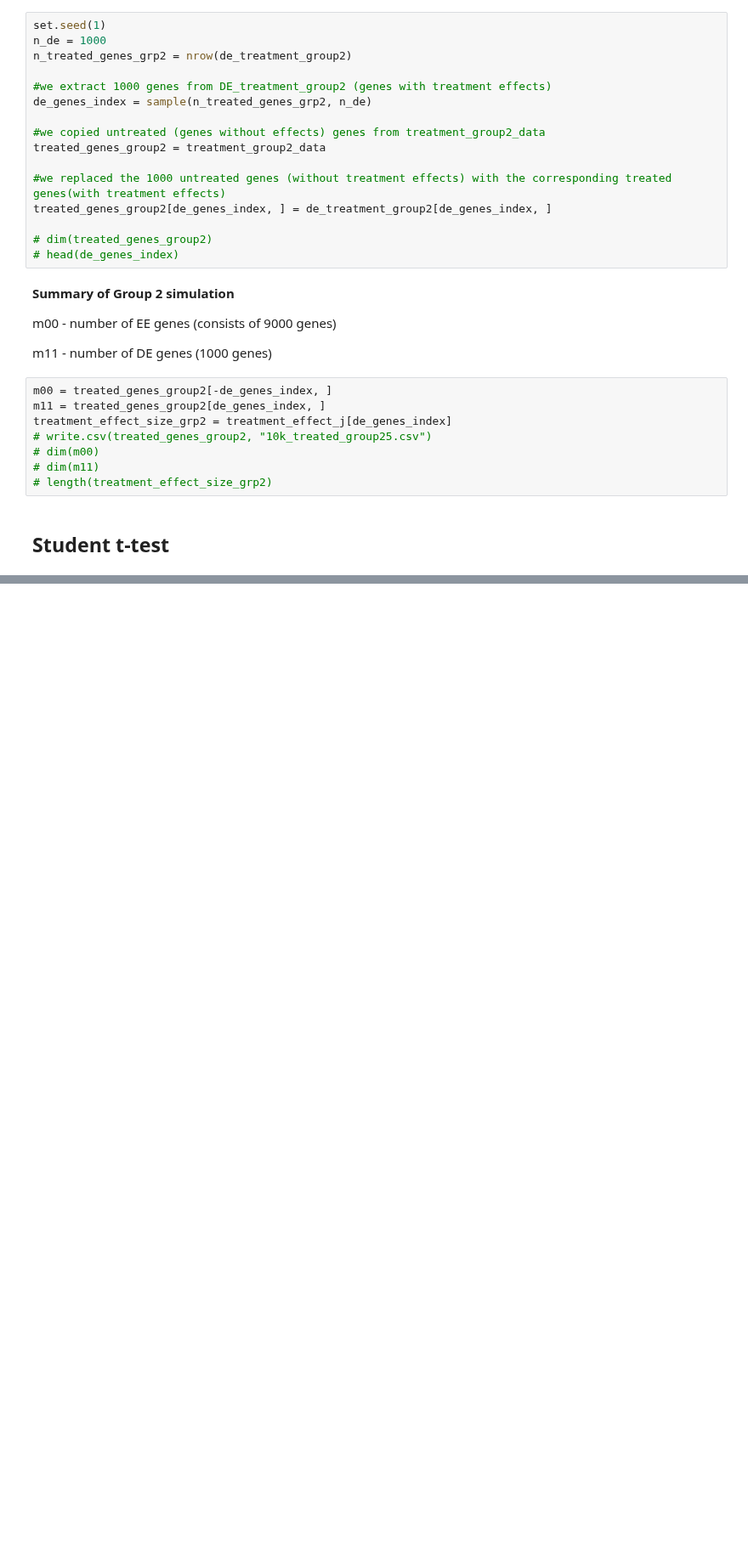
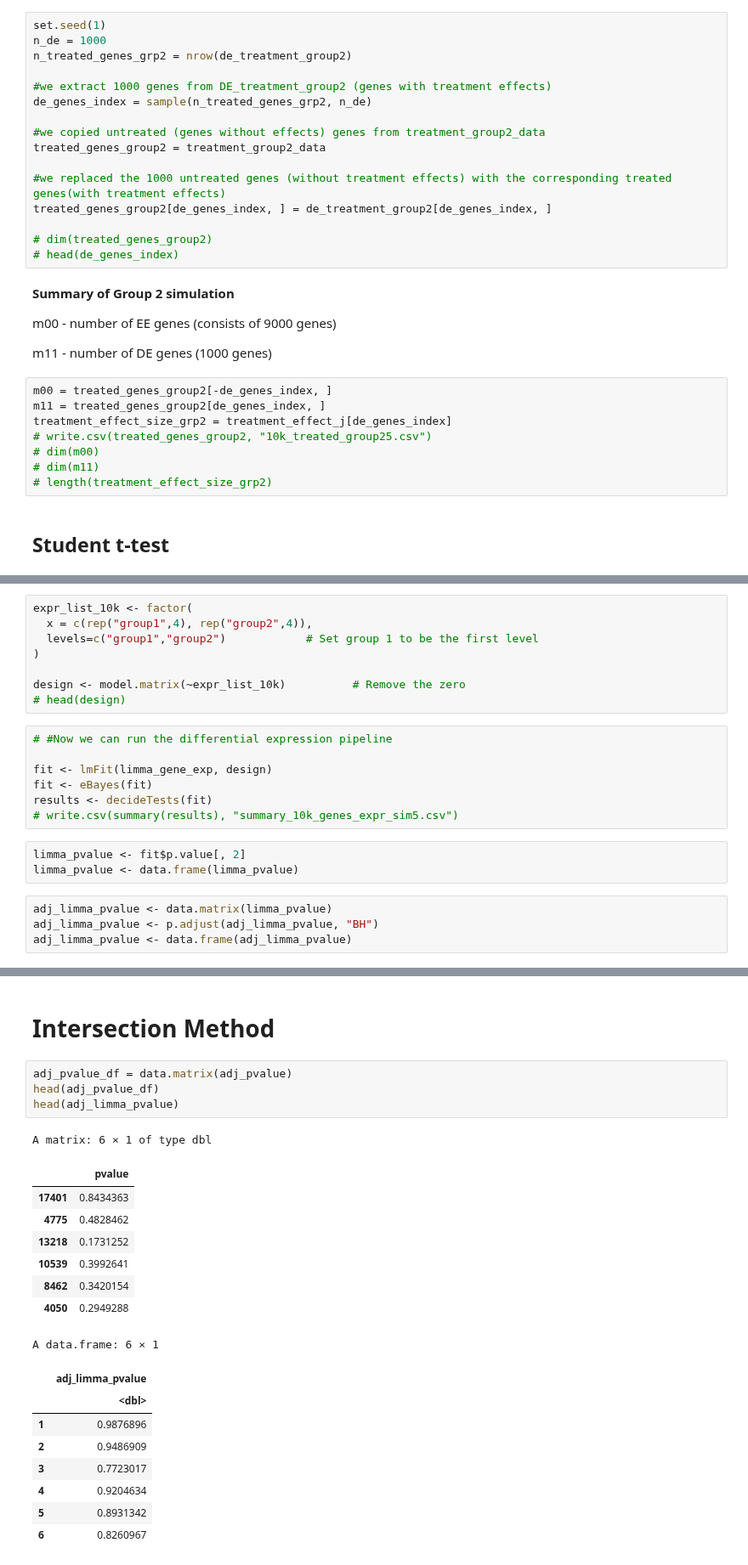
Before and after one commit to almedida/thesis, a Jupyter notebook: simulation_all.ipynb, the cells around one changed output, grey strips where cells are left out. Shown at 85% size. Drawn from its saved outputs; the diff is of its cells as text; blank space fills up the shorter version.

```diff
--- a/simulation_all.ipynb
+++ b/simulation_all.ipynb
@@ -120,0 +173,22 @@ tenk_group2_data = read.table("10k_treated_group25.csv", header= TRUE, sep=",")
+# %%
+expr_list_10k <- factor(
+  x = c(rep("group1",4), rep("group2",4)),
+  levels=c("group1","group2")            # Set group 1 to be the first level
+)
+
+design <- model.matrix(~expr_list_10k)          # Remove the zero
+# head(design)
+# %%
+# #Now we can run the differential expression pipeline
+
+fit <- lmFit(limma_gene_exp, design)
+fit <- eBayes(fit)
+results <- decideTests(fit)
+# write.csv(summary(results), "summary_10k_genes_expr_sim5.csv")
+# %%
+limma_pvalue <- fit$p.value[, 2]
+limma_pvalue <- data.frame(limma_pvalue)
+# %%
+adj_limma_pvalue <- data.matrix(limma_pvalue)
+adj_limma_pvalue <- p.adjust(adj_limma_pvalue, "BH")
+adj_limma_pvalue <- data.frame(adj_limma_pvalue)
@@ -120,0 +390,24 @@ tenk_group2_data = read.table("10k_treated_group25.csv", header= TRUE, sep=",")
+# %% [markdown]
+# **Intersection Method**
+# %%
+adj_pvalue_df = data.matrix(adj_pvalue)
+head(adj_pvalue_df)
+head(adj_limma_pvalue)
+# %% [output]
+A matrix: 6 × 1 of type dbl
+|  | pvalue |
+| 17401 | 0.8434363 |
+| 4775 | 0.4828462 |
+| 13218 | 0.1731252 |
+| 10539 | 0.3992641 |
+| 8462 | 0.3420154 |
+| 4050 | 0.2949288 |
+A data.frame: 6 × 1
+|  | adj_limma_pvalue |
+|  | <dbl> |
+| 1 | 0.9876896 |
+| 2 | 0.9486909 |
+| 3 | 0.7723017 |
+| 4 | 0.9204634 |
+| 5 | 0.8931342 |
+| 6 | 0.8260967 |
```
Also changed, not shown: parts of 31 cells of this notebook.
